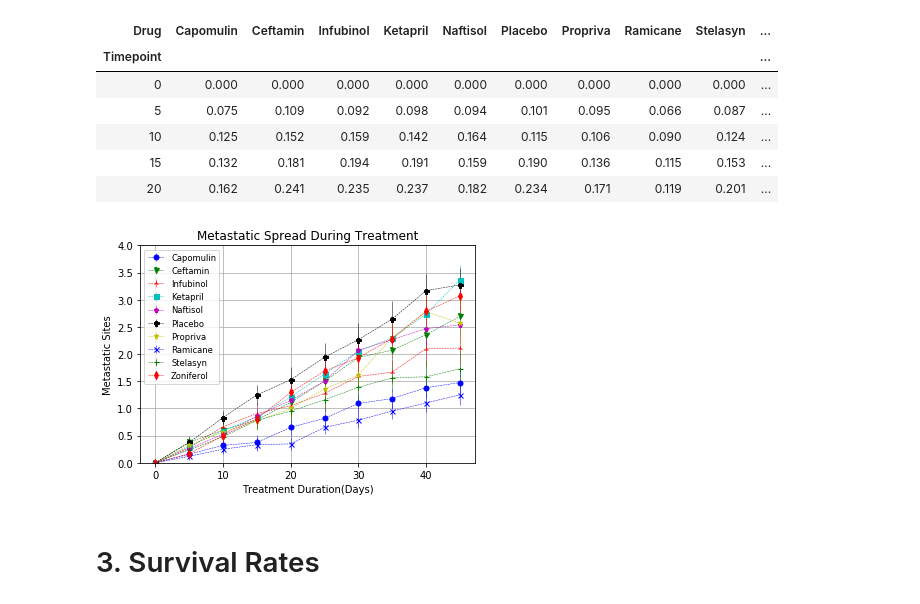
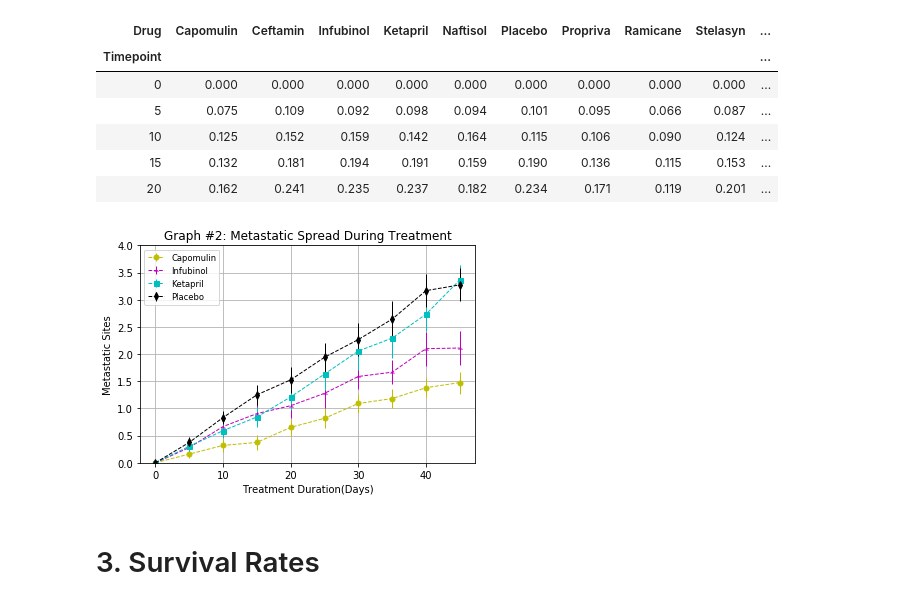
Before and after one commit to Pame1481/Matplotlib-Challenge, a Jupyter notebook: Pymaceuticals/pymaceuticals.ipynb, the cells around one changed output. Drawn from its saved outputs; the diff is of its cells as text; code cells hidden in the pictures.

```diff
--- a/Pymaceuticals/pymaceuticals.ipynb
+++ b/Pymaceuticals/pymaceuticals.ipynb
@@ -284,45 +277,29 @@ metastatic_sem_pivot.head()
 | 15 | 0.132 | 0.181 | 0.194 | 0.191 | 0.159 | 0.190 | 0.136 | 0.115 | 0.153 | ... |
 | 20 | 0.162 | 0.241 | 0.235 | 0.237 | 0.182 | 0.234 | 0.171 | 0.119 | 0.201 | ... |
 # %%
-plt.errorbar(metastatic_mean_pivot.index,metastatic_mean_pivot["Capomulin"], yerr=metastatic_sem_pivot["Capomulin"],color='b',
-             marker='o',markersize=5,linestyle="dashed",linewidth=0.50, label="Capomulin")
+plt.errorbar(metastatic_mean_pivot.index,metastatic_mean_pivot["Capomulin"], yerr=metastatic_sem_pivot["Capomulin"],color='y',
+             marker='o',markersize=5,linestyle="dashed",linewidth=1, label="Capomulin")
 
-plt.errorbar(metastatic_mean_pivot.index,metastatic_mean_pivot["Ceftamin"], yerr=metastatic_sem_pivot["Ceftamin"],color='g',
-             marker='v',markersize=5,linestyle="dashed",linewidth=0.50, label="Ceftamin")
-
-plt.errorbar(metastatic_mean_pivot.index,metastatic_mean_pivot["Infubinol"], yerr=metastatic_sem_pivot["Infubinol"],color='r',
-             marker='2',markersize=5,linestyle="dashed",linewidth=0.50, label="Infubinol")
+plt.errorbar(metastatic_mean_pivot.index,metastatic_mean_pivot["Infubinol"], yerr=metastatic_sem_pivot["Infubinol"],color='m',
+             marker='2',markersize=5,linestyle="dashed",linewidth=1, label="Infubinol")
 
 plt.errorbar(metastatic_mean_pivot.index,metastatic_mean_pivot["Ketapril"], yerr=metastatic_sem_pivot["Ketapril"],color='c',
-             marker='s',markersize=5,linestyle="dashed",linewidth=0.50, label="Ketapril")
-
-plt.errorbar(metastatic_mean_pivot.index,metastatic_mean_pivot["Naftisol"], yerr=metastatic_sem_pivot["Naftisol"],color='m',
-             marker='p',markersize=5,linestyle="dashed",linewidth=0.50, label="Naftisol")
+             marker='s',markersize=5,linestyle="dashed",linewidth=1, label="Ketapril")
 
 plt.errorbar(metastatic_mean_pivot.index,metastatic_mean_pivot["Placebo"], yerr=metastatic_sem_pivot["Placebo"],color='k',
-             marker='P',markersize=5,linestyle="dashed",linewidth=0.50, label="Placebo")
+             marker='d',markersize=5,linestyle="dashed",linewidth=1, label="Placebo")
 
-plt.errorbar(metastatic_mean_pivot.index,metastatic_mean_pivot["Propriva"], yerr=metastatic_sem_pivot["Propriva"],color='y',
-             marker='*',markersize=5,linestyle="dashed",linewidth=0.50, label="Propriva")
 
-plt.errorbar(metastatic_mean_pivot.index,metastatic_mean_pivot["Ramicane"], yerr=metastatic_sem_pivot["Ramicane"],color='b',
-             marker='x',markersize=5,linestyle="dashed",linewidth=0.50, label="Ramicane")
-
-plt.errorbar(metastatic_mean_pivot.index,metastatic_mean_pivot["Stelasyn"], yerr=metastatic_sem_pivot["Stelasyn"],color='g',
-             marker='+',markersize=5,linestyle="dashed",linewidth=0.50, label="Stelasyn")
-
-plt.errorbar(metastatic_mean_pivot.index,metastatic_mean_pivot["Zoniferol"], yerr=metastatic_sem_pivot["Zoniferol"],color='r',
-             marker='d',markersize=5,linestyle="dashed",linewidth=0.50, label="Zoniferol")
-
-plt.title("Metastatic Spread During Treatment")
+plt.title("Graph #2: Metastatic Spread During Treatment")
 plt.xlabel('Treatment Duration(Days)')
 plt.ylabel('Metastatic Sites')
 plt.ylim(0.0,4.0)
 plt.legend(loc="best", fontsize="small", fancybox=True)
 plt.grid(True)
+plt.savefig("../Images/Metastatic Spread.png")
 plt.show()
 # %% [output]
-[figure, old version]
+[figure, new version]
 # %% [markdown]
 # 3. Survival Rates
 # %%
```
Also changed, not shown: parts of 7 cells of this notebook, 5 other files.
